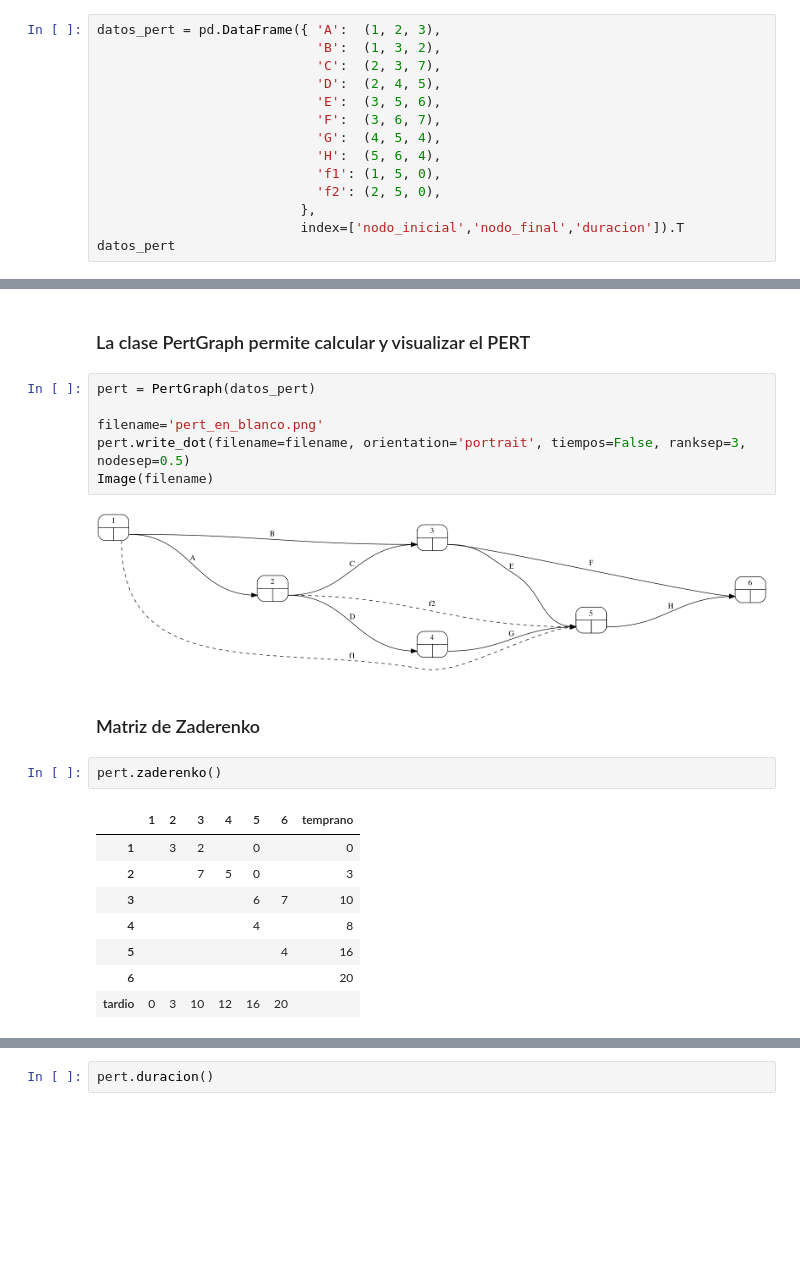
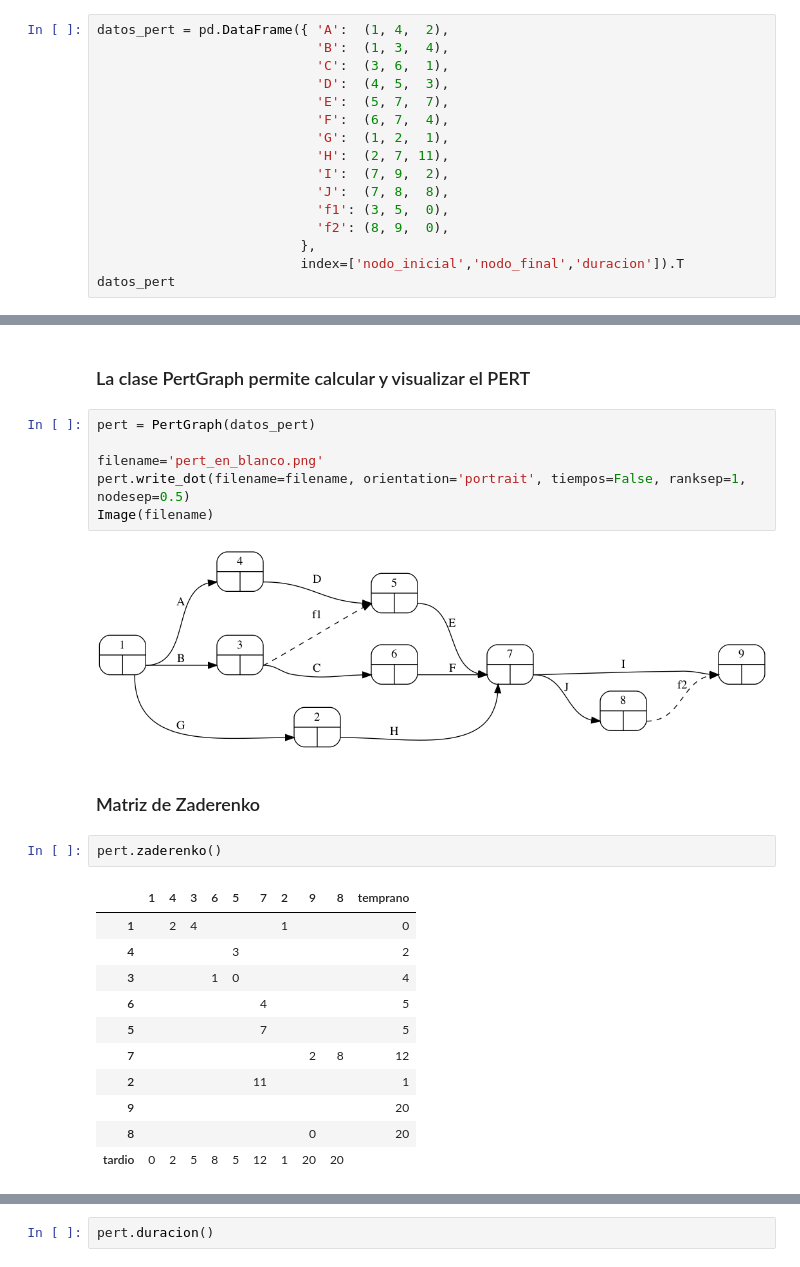
Before and after one commit to mcasl/pmULE, a Jupyter notebook: PERTs en Python.ipynb, the cells around one changed output, grey strips where cells are left out. Cells and saved outputs as stored; diff of their text form; blank space fills up the shorter version.

```diff
--- a/PERTs en Python.ipynb
+++ b/PERTs en Python.ipynb
@@ -5,16 +5,18 @@
 # %%
 import pandas as pd
 # %%
-datos_pert = pd.DataFrame({ 'A':  (1, 2, 3),
-                            'B':  (1, 3, 2),
-                            'C':  (2, 3, 7),
-                            'D':  (2, 4, 5),
-                            'E':  (3, 5, 6),
-                            'F':  (3, 6, 7),
-                            'G':  (4, 5, 4),
-                            'H':  (5, 6, 4),
-                            'f1': (1, 5, 0),
-                            'f2': (2, 5, 0),
+datos_pert = pd.DataFrame({ 'A':  (1, 4,  2),
+                            'B':  (1, 3,  4),
+                            'C':  (3, 6,  1),
+                            'D':  (4, 5,  3),
+                            'E':  (5, 7,  7),
+                            'F':  (6, 7,  4),
+                            'G':  (1, 2,  1),
+                            'H':  (2, 7, 11),
+                            'I':  (7, 9,  2),
+                            'J':  (7, 8,  8),
+                            'f1': (3, 5,  0),
+                            'f2': (8, 9,  0),
                           },
                           index=['nodo_inicial','nodo_final','duracion']).T
 datos_pert
@@ -42,24 +46,27 @@ from pmule import PertGraph
 # %%
 pert = PertGraph(datos_pert)
 
 filename='pert_en_blanco.png'
-pert.write_dot(filename=filename, orientation='portrait', tiempos=False, ranksep=3, nodesep=0.5)
+pert.write_dot(filename=filename, orientation='portrait', tiempos=False, ranksep=1, nodesep=0.5)
 Image(filename)
 # %% [output]
-[figure, old version]
+[figure, new version]
 # %% [markdown]
 ### Matriz de Zaderenko
 # %%
 pert.zaderenko()
 # %% [output]
-|  | 1 | 2 | 3 | 4 | 5 | 6 | temprano |
-| 1 |  | 3 | 2 |  | 0 |  | 0 |
-| 2 |  |  | 7 | 5 | 0 |  | 3 |
-| 3 |  |  |  |  | 6 | 7 | 10 |
-| 4 |  |  |  |  | 4 |  | 8 |
-| 5 |  |  |  |  |  | 4 | 16 |
-| 6 |  |  |  |  |  |  | 20 |
-| tardio | 0 | 3 | 10 | 12 | 16 | 20 |  |
+|  | 1 | 4 | 3 | 6 | 5 | 7 | 2 | 9 | 8 | temprano |
+| 1 |  | 2 | 4 |  |  |  | 1 |  |  | 0 |
+| 4 |  |  |  |  | 3 |  |  |  |  | 2 |
+| 3 |  |  |  | 1 | 0 |  |  |  |  | 4 |
+| 6 |  |  |  |  |  | 4 |  |  |  | 5 |
+| 5 |  |  |  |  |  | 7 |  |  |  | 5 |
+| 7 |  |  |  |  |  |  |  | 2 | 8 | 12 |
+| 2 |  |  |  |  |  | 11 |  |  |  | 1 |
+| 9 |  |  |  |  |  |  |  |  |  | 20 |
+| 8 |  |  |  |  |  |  |  | 0 |  | 20 |
+| tardio | 0 | 2 | 5 | 8 | 5 | 12 | 1 | 20 | 20 |  |
 # %%
 pert.tiempos()
 # %% [output]
```
Also changed, not shown: parts of 5 cells of this notebook, 1 other file.
